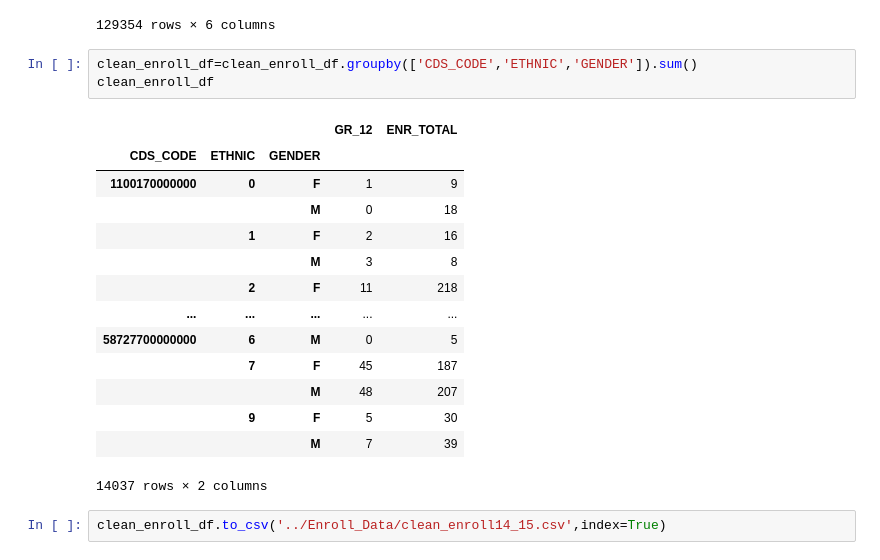
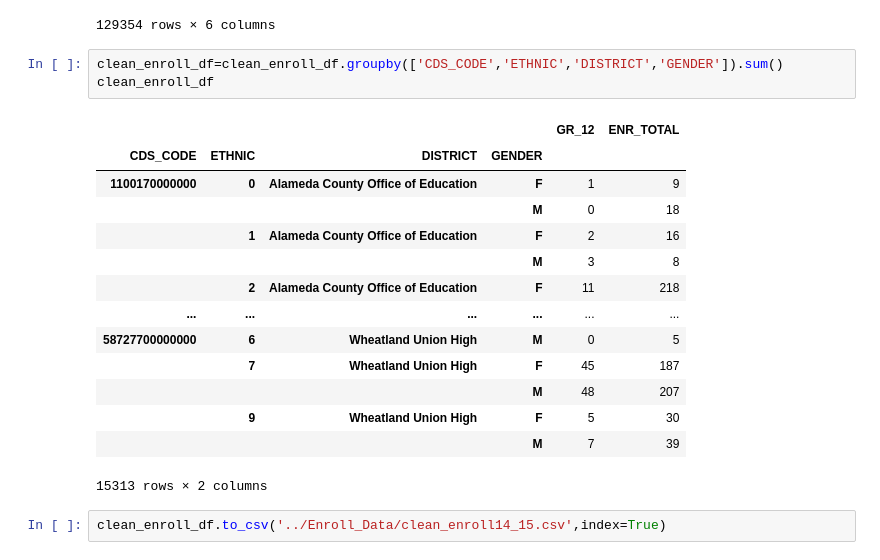
Before and after one commit to cjradomski/Final-Project, a Jupyter notebook: Resources/Enrollment Data/Enroll_Notebook/enroll_1415.ipynb, the cells around one changed output. Saved outputs shown, nothing was run; the diff lists cells and outputs as text.

```diff
--- a/Resources/Enrollment Data/Enroll_Notebook/enroll_1415.ipynb
+++ b/Resources/Enrollment Data/Enroll_Notebook/enroll_1415.ipynb
@@ -111,22 +111,22 @@ clean_enroll_df
 | 129353 | 58727700000000 | Wheatland Union High | 7 | M | 48 | 206 |
 129354 rows × 6 columns
 # %%
-clean_enroll_df=clean_enroll_df.groupby(['CDS_CODE','ETHNIC','GENDER']).sum()
+clean_enroll_df=clean_enroll_df.groupby(['CDS_CODE','ETHNIC','DISTRICT','GENDER']).sum()
 clean_enroll_df
 # %% [output]
-|  |  |  | GR_12 | ENR_TOTAL |
-| CDS_CODE | ETHNIC | GENDER |  |  |
-| 1100170000000 | 0 | F | 1 | 9 |
-|  |  | M | 0 | 18 |
-|  | 1 | F | 2 | 16 |
-|  |  | M | 3 | 8 |
-|  | 2 | F | 11 | 218 |
-| ... | ... | ... | ... | ... |
-| 58727700000000 | 6 | M | 0 | 5 |
-|  | 7 | F | 45 | 187 |
-|  |  | M | 48 | 207 |
-|  | 9 | F | 5 | 30 |
-|  |  | M | 7 | 39 |
+|  |  |  |  | GR_12 | ENR_TOTAL |
+| CDS_CODE | ETHNIC | DISTRICT | GENDER |  |  |
+| 1100170000000 | 0 | Alameda County Office of Education | F | 1 | 9 |
+|  |  |  | M | 0 | 18 |
+|  | 1 | Alameda County Office of Education | F | 2 | 16 |
+|  |  |  | M | 3 | 8 |
+|  | 2 | Alameda County Office of Education | F | 11 | 218 |
+| ... | ... | ... | ... | ... | ... |
+| 58727700000000 | 6 | Wheatland Union High | M | 0 | 5 |
+|  | 7 | Wheatland Union High | F | 45 | 187 |
+|  |  |  | M | 48 | 207 |
+|  | 9 | Wheatland Union High | F | 5 | 30 |
+|  |  |  | M | 7 | 39 |
-14037 rows × 2 columns
+15313 rows × 2 columns
 # %%
 clean_enroll_df.to_csv('../Enroll_Data/clean_enroll14_15.csv',index=True)
```
Also changed, not shown: 24 other files.
